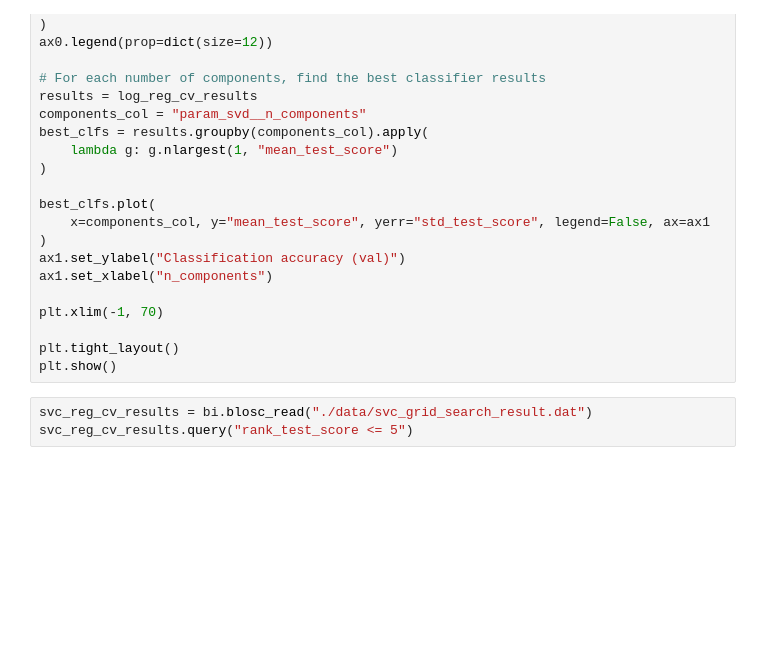
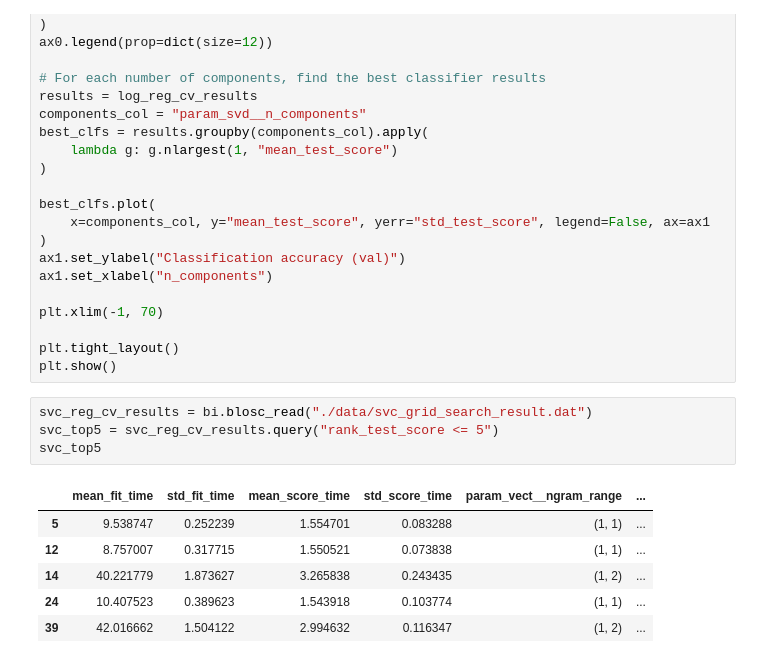
Before and after one commit to keenan-smith-data/political_corpus_python, a Jupyter notebook: data_modeling.ipynb, the cells around one changed output. Saved outputs shown, nothing was run; the diff lists cells and outputs as text; blank space fills up the shorter version.

```diff
--- a/data_modeling.ipynb
+++ b/data_modeling.ipynb
@@ -85,7 +137,15 @@ plt.tight_layout()
 plt.show()
 # %%
 svc_reg_cv_results = bi.blosc_read("./data/svc_grid_search_result.dat")
-svc_reg_cv_results.query("rank_test_score <= 5")
+svc_top5 = svc_reg_cv_results.query("rank_test_score <= 5")
+svc_top5
+# %% [output]
+|  | mean_fit_time | std_fit_time | mean_score_time | std_score_time | param_vect__ngram_range | ... |
+| 5 | 9.538747 | 0.252239 | 1.554701 | 0.083288 | (1, 1) | ... |
+| 12 | 8.757007 | 0.317715 | 1.550521 | 0.073838 | (1, 1) | ... |
+| 14 | 40.221779 | 1.873627 | 3.265838 | 0.243435 | (1, 2) | ... |
+| 24 | 10.407523 | 0.389623 | 1.543918 | 0.103774 | (1, 1) | ... |
+| 39 | 42.016662 | 1.504122 | 2.994632 | 0.116347 | (1, 2) | ... |
 # %%
 from sklearn.svm import LinearSVC
 
```
Also changed, not shown: parts of 15 cells of this notebook, 1 other file.
